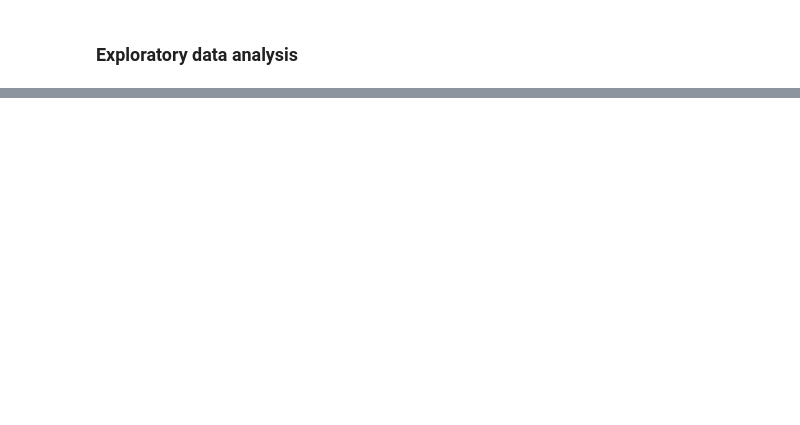
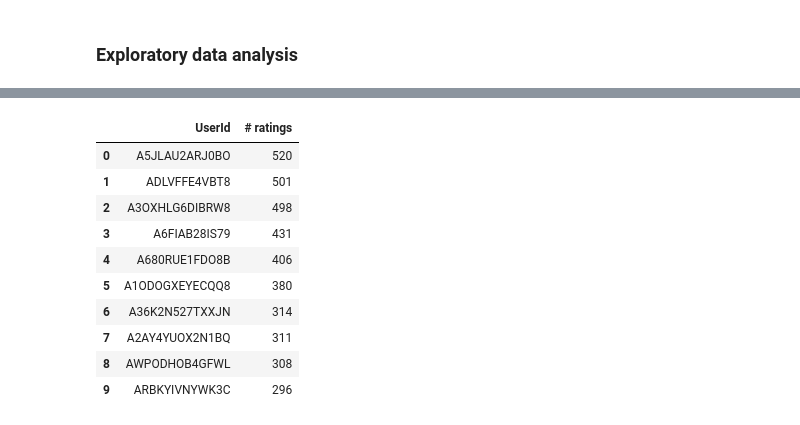
Before and after one commit to Bazinga97/Recommendation-system-, a Jupyter notebook: Amazon_Electronics_Recommendation.ipynb, the cells around one changed output, grey strips where cells are left out. Saved outputs shown, nothing was run; the diff lists cells and outputs as text; code cells hidden in the pictures; blank space fills up the shorter version.

```diff
--- a/Amazon_Electronics_Recommendation.ipynb
+++ b/Amazon_Electronics_Recommendation.ipynb
@@ -95,0 +260,16 @@ TypeError: read_csv() got an unexpected keyword argument 'error_bad_lines'
+# %%
+most_rated = ratings.userId.value_counts().rename_axis('UserId').reset_index(name='# ratings')
+# most_rated = ratings.groupby('userId').size().sort_values(ascending=False)
+most_rated.head(10)
+# %% [output]
+|  | UserId | # ratings |
+| 0 | A5JLAU2ARJ0BO | 520 |
+| 1 | ADLVFFE4VBT8 | 501 |
+| 2 | A3OXHLG6DIBRW8 | 498 |
+| 3 | A6FIAB28IS79 | 431 |
+| 4 | A680RUE1FDO8B | 406 |
+| 5 | A1ODOGXEYECQQ8 | 380 |
+| 6 | A36K2N527TXXJN | 314 |
+| 7 | A2AY4YUOX2N1BQ | 311 |
+| 8 | AWPODHOB4GFWL | 308 |
+| 9 | ARBKYIVNYWK3C | 296 |
```
Also changed, not shown: parts of 17 cells of this notebook.
